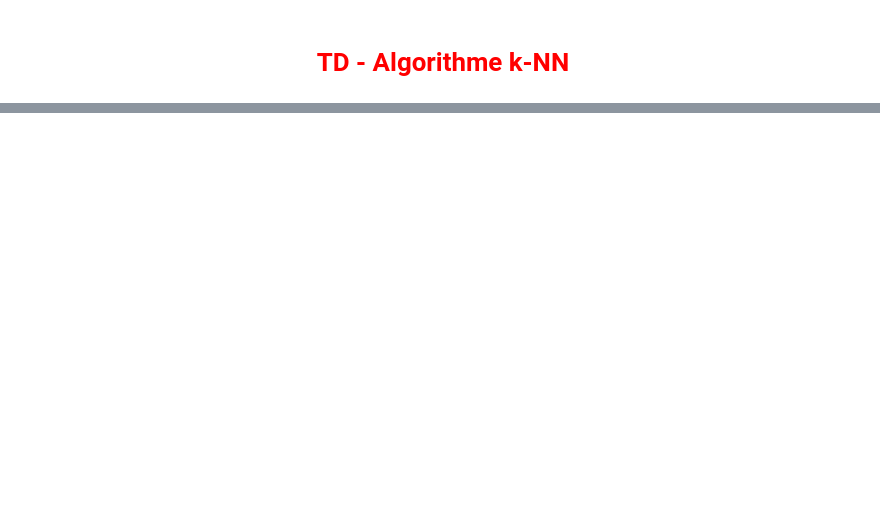
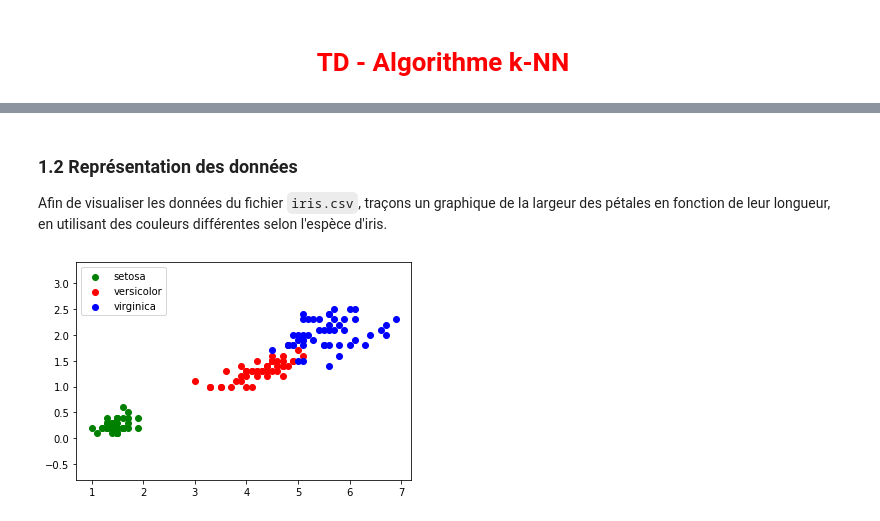
Before and after one commit to MatveiBG/NSI1ere, a Jupyter notebook: TD_04_2.ipynb, the cells around one changed output, grey strips where cells are left out. Drawn from its saved outputs; the diff is of its cells as text; code cells hidden in the pictures; blank space fills up the shorter version.

```diff
--- a/TD_04_2.ipynb
+++ b/TD_04_2.ipynb
@@ -46,0 +80,21 @@ IPython.notebook.kernel.execute("url = '" + window.location + "'");
+# %% [markdown]
+### 1.2 Représentation des données
+
+Afin de visualiser les données du fichier `iris.csv`, traçons un graphique de la largeur des pétales en fonction de leur longueur, en utilisant des couleurs différentes selon l'espèce d'iris.
+# %%
+import pandas #pour ouvrir le fichier csv
+import matplotlib.pyplot as plt #pour tracer le graphique
+iris=pandas.read_csv("Files/iris.csv") #on ouvre le fichier
+x=iris.loc[:,"petal_length"] #x = longueur
+y=iris.loc[:,"petal_width"] #y=largeur
+N=len(x) # N est le nombre de données dans le jeu de départ
+lab=iris.loc[:,"species"]#lab=espèce
+plt.axis('equal') #repère orthonormé
+# définition des points pour chaque espèce
+plt.scatter(x[lab == 0], y[lab == 0], color='g', label='setosa')
+plt.scatter(x[lab == 1], y[lab == 1], color='r', label='versicolor')
+plt.scatter(x[lab == 2], y[lab == 2], color='b', label='virginica')
+plt.legend() #ajout de la légende
+plt.show() #traçage du graphique
+# %% [output]
+[figure, added]
```
Also changed, not shown: parts of 64 cells of this notebook, 1 other file.
